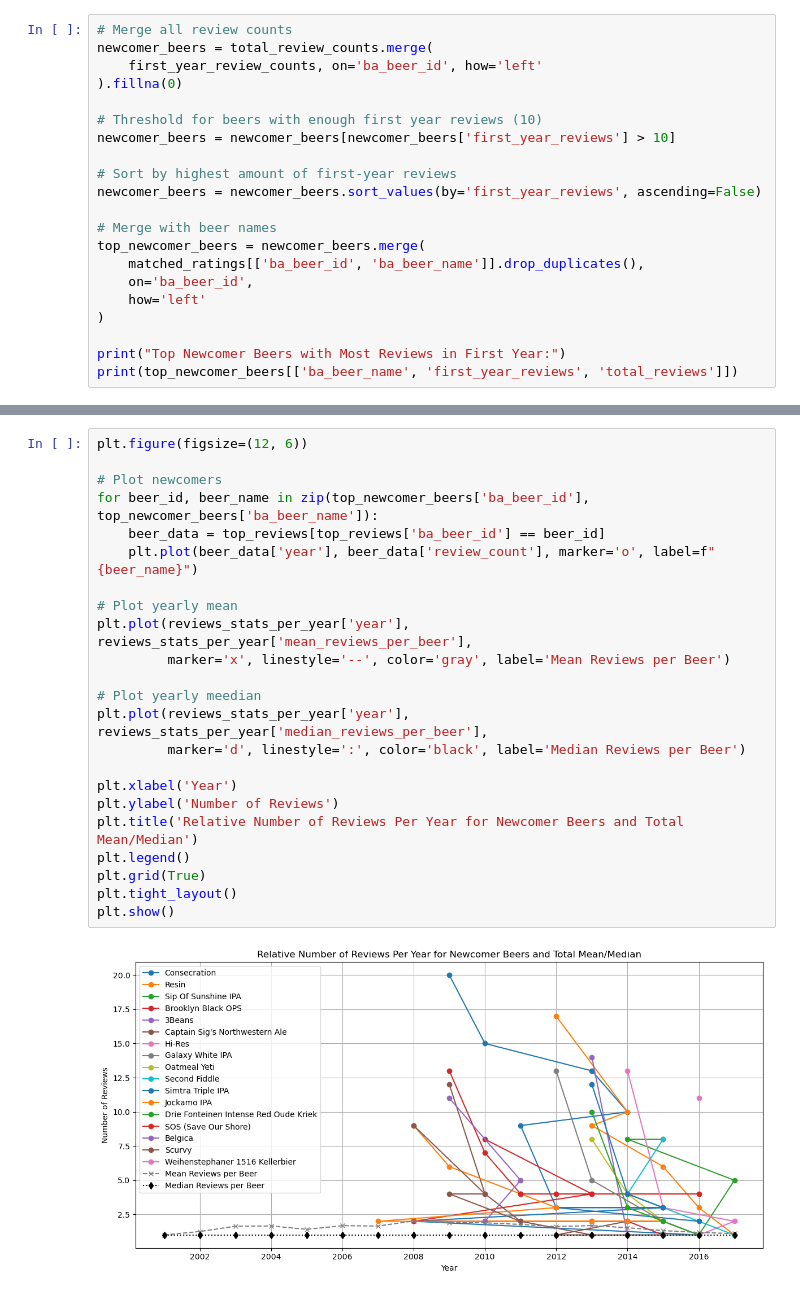
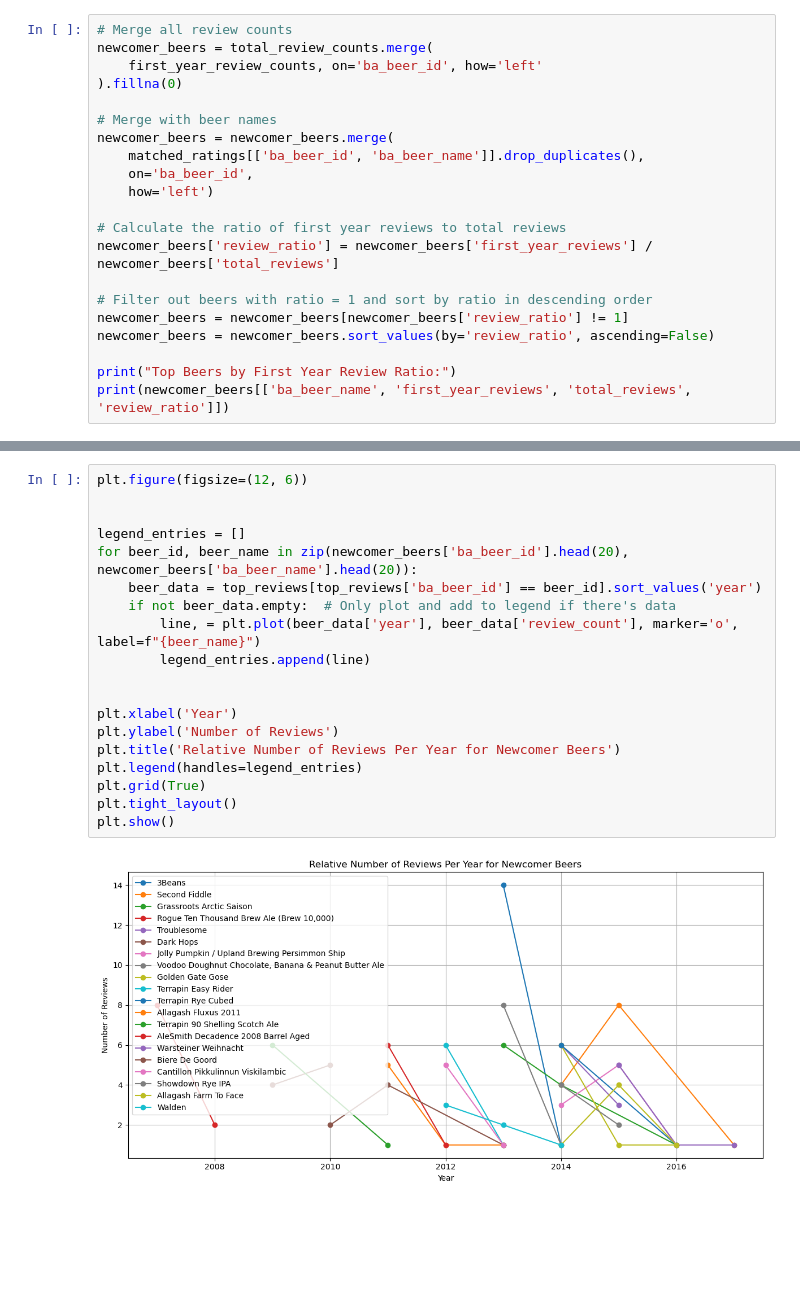
Before and after one commit to epfl-ada/ada-2024-project-pada-wan, a Jupyter notebook: ReviewDensity.ipynb, the cells around one changed output, grey strips where cells are left out. Saved outputs shown, nothing was run; the diff lists cells and outputs as text; blank space fills up the shorter version.

```diff
--- a/ReviewDensity.ipynb
+++ b/ReviewDensity.ipynb
@@ -42,19 +35,19 @@ newcomer_beers = total_review_counts.merge(
     first_year_review_counts, on='ba_beer_id', how='left'
 ).fillna(0)
 
-# Threshold for beers with enough first year reviews (10)
-newcomer_beers = newcomer_beers[newcomer_beers['first_year_reviews'] > 10]
-
-# Sort by highest amount of first-year reviews
-newcomer_beers = newcomer_beers.sort_values(by='first_year_reviews', ascending=False)
-
 # Merge with beer names
-top_newcomer_beers = newcomer_beers.merge(
+newcomer_beers = newcomer_beers.merge(
     matched_ratings[['ba_beer_id', 'ba_beer_name']].drop_duplicates(),
     on='ba_beer_id',
-    how='left'
-)
+    how='left')
 
-print("Top Newcomer Beers with Most Reviews in First Year:")
-print(top_newcomer_beers[['ba_beer_name', 'first_year_reviews', 'total_reviews']])
+# Calculate the ratio of first year reviews to total reviews
+newcomer_beers['review_ratio'] = newcomer_beers['first_year_reviews'] / newcomer_beers['total_reviews']
+
+# Filter out beers with ratio = 1 and sort by ratio in descending order
+newcomer_beers = newcomer_beers[newcomer_beers['review_ratio'] != 1]
+newcomer_beers = newcomer_beers.sort_values(by='review_ratio', ascending=False)
+
+print("Top Beers by First Year Review Ratio:")
+print(newcomer_beers[['ba_beer_name', 'first_year_reviews', 'total_reviews', 'review_ratio']])
 # %% [output]
@@ -124,25 +102,21 @@ print(top_reviews)
 # %%
 plt.figure(figsize=(12, 6))
 
-# Plot newcomers
-for beer_id, beer_name in zip(top_newcomer_beers['ba_beer_id'], top_newcomer_beers['ba_beer_name']):
-    beer_data = top_reviews[top_reviews['ba_beer_id'] == beer_id]
-    plt.plot(beer_data['year'], beer_data['review_count'], marker='o', label=f"{beer_name}")
 
-# Plot yearly mean
-plt.plot(reviews_stats_per_year['year'], reviews_stats_per_year['mean_reviews_per_beer'],
-         marker='x', linestyle='--', color='gray', label='Mean Reviews per Beer')
+legend_entries = []
+for beer_id, beer_name in zip(newcomer_beers['ba_beer_id'].head(20), newcomer_beers['ba_beer_name'].head(20)):
+    beer_data = top_reviews[top_reviews['ba_beer_id'] == beer_id].sort_values('year')
+    if not beer_data.empty:  # Only plot and add to legend if there's data
+        line, = plt.plot(beer_data['year'], beer_data['review_count'], marker='o', label=f"{beer_name}")
+        legend_entries.append(line)
 
-# Plot yearly meedian
-plt.plot(reviews_stats_per_year['year'], reviews_stats_per_year['median_reviews_per_beer'],
-         marker='d', linestyle=':', color='black', label='Median Reviews per Beer')
 
 plt.xlabel('Year')
 plt.ylabel('Number of Reviews')
-plt.title('Relative Number of Reviews Per Year for Newcomer Beers and Total Mean/Median')
-plt.legend()
+plt.title('Relative Number of Reviews Per Year for Newcomer Beers')
+plt.legend(handles=legend_entries)
 plt.grid(True)
 plt.tight_layout()
 plt.show()
 # %% [output]
-[figure, old version]
+[figure, new version]
```
Also changed, not shown: parts of 5 cells of this notebook, 4 other files.
